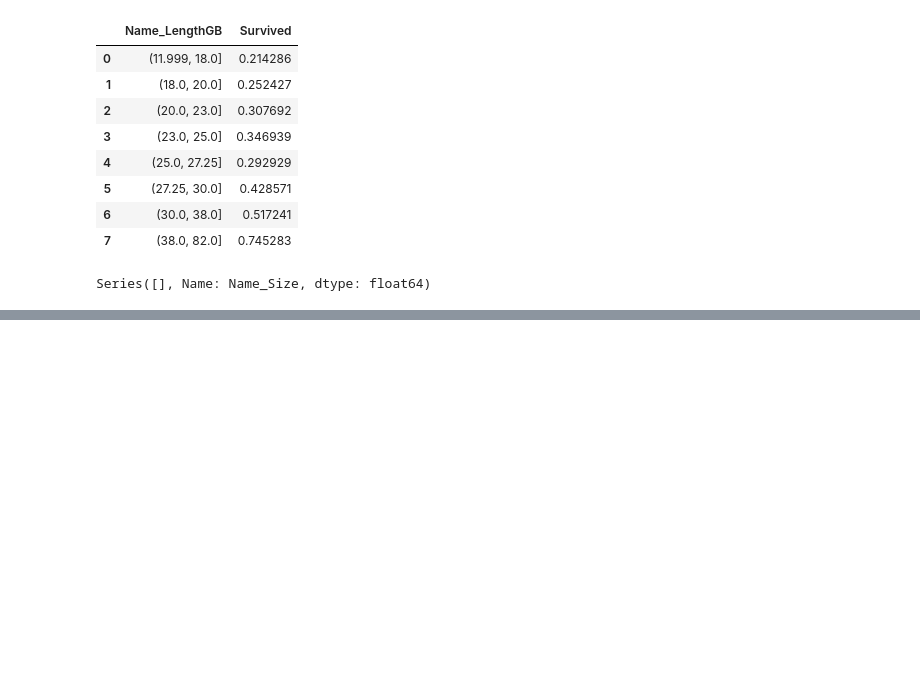
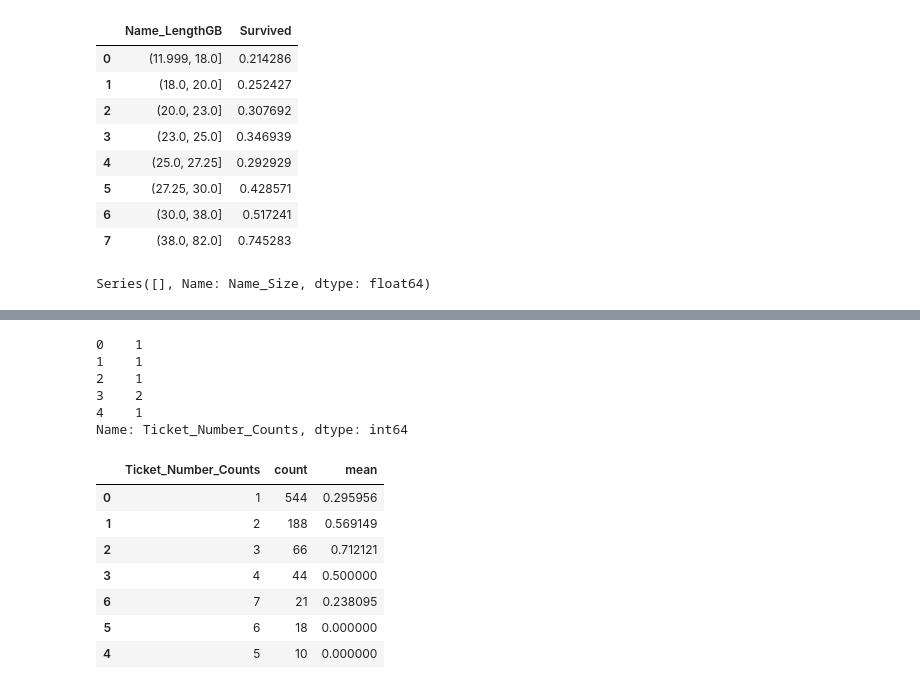
Before and after one commit to jonidaniel/data-science-and-machine-learning, a Jupyter notebook: kaggle/competitions/titanic-machine-learning-from-disaster/titanic.ipynb, the cells around one changed output, grey strips where cells are left out. Saved outputs shown, nothing was run; the diff lists cells and outputs as text; code cells hidden in the pictures; blank space fills up the shorter version.

```diff
--- a/kaggle/competitions/titanic-machine-learning-from-disaster/titanic.ipynb
+++ b/kaggle/competitions/titanic-machine-learning-from-disaster/titanic.ipynb
@@ -621,0 +694,23 @@ train_df.head()
+# %%
+train_df['Ticket_Number_Counts'].head()
+# You can see the column is there
+# %% [output]
+0    1
+1    1
+2    1
+3    2
+4    1
+Name: Ticket_Number_Counts, dtype: int64
+# %%
+# Show counts and survival probability for different ticket number counts
+train_df.groupby(['Ticket_Number_Counts'], as_index=False)['Survived'].agg(['count', 'mean']).sort_values('count', ascending=False)
+# You had best chances of survival if there were two other passengers with the same ticket number as you (so 3 in total)
+# %% [output]
+|  | Ticket_Number_Counts | count | mean |
+| 0 | 1 | 544 | 0.295956 |
+| 1 | 2 | 188 | 0.569149 |
+| 2 | 3 | 66 | 0.712121 |
+| 3 | 4 | 44 | 0.500000 |
+| 6 | 7 | 21 | 0.238095 |
+| 5 | 6 | 18 | 0.000000 |
+| 4 | 5 | 10 | 0.000000 |
```
Also changed, not shown: parts of 15 cells of this notebook.
